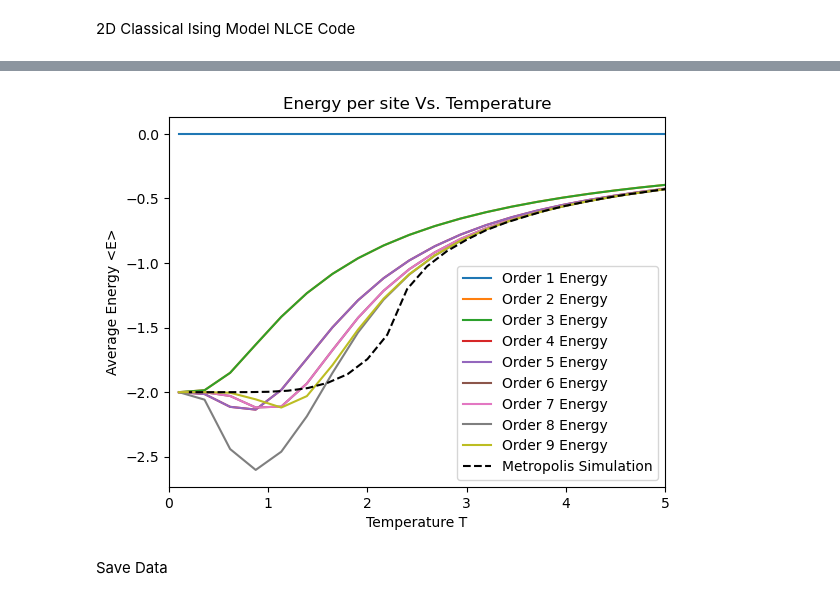
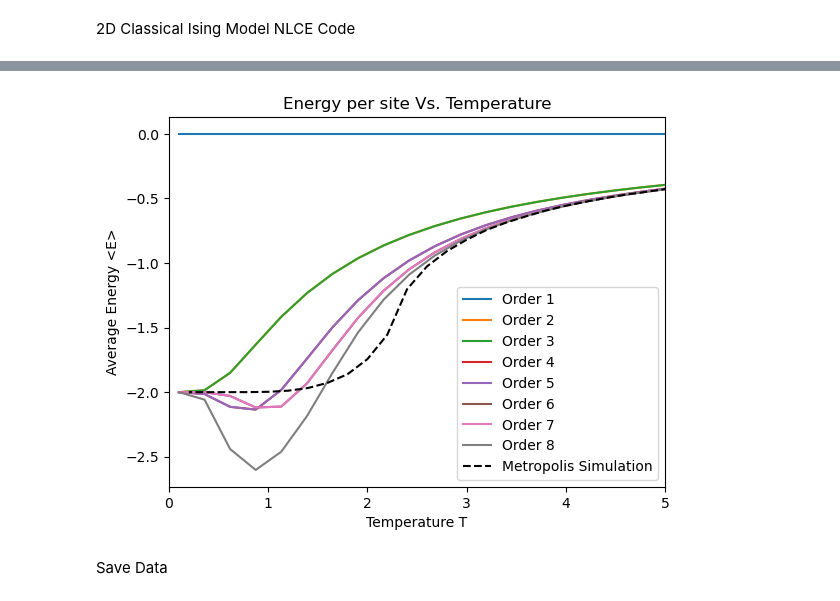
Before and after one commit to swestastic/Ising_NLCE, a Jupyter notebook: Ising_NLCE.ipynb, the cells around one changed output, grey strips where cells are left out. Drawn from its saved outputs; the diff is of its cells as text; code cells hidden in the pictures.

```diff
--- a/Ising_NLCE.ipynb
+++ b/Ising_NLCE.ipynb
@@ -327,12 +272,11 @@ def generate_bonds_from_clusters(clusters):
     return bonds
 # %%
 energies = {}
-orders = [1,2,3,4,5,6,7,8,9]
+orders = [1,2,3,4,5,6,7,8]
 J = 1
 
 # generate clusters and bonds up to our max order
-clusters = generate_clusters(np.max(orders))
-clusters, multiplicities = remove_duplicates(clusters)
+clusters, multiplicities = generate_clusters(np.max(orders))
 bonds = generate_bonds_from_clusters(clusters)
 
 # iterate over temperatures so we can plot against expected result
@@ -346,23 +290,9 @@ for order in orders:
 
         # # calculate the total lattice energy
         lattice_energy = 0.0
-        for ord in range(1, order + 1):
+        for ord in range(2, order + 1):
             for idx, multiplicity in enumerate(multiplicities[ord]):
                 lattice_energy += multiplicity * weights[ord][idx]
 
         energies[order].append(lattice_energy)
-
-# plot results
-for i in range(len(orders)):
-    order = orders[i]
-    plt.plot(Temps, energies[order], label=f'Order {order} Energy')
-
-# load in monte carlo simulation results and plot for comparison
-metropolis = pd.read_csv("ising_metropolis_results.csv")
-plt.plot(metropolis["T"], metropolis["Energy"], 'k--', label='Metropolis Simulation')
-plt.xlabel('Temperature T')
-plt.ylabel('Average Energy <E>')
-plt.title("Energy per site Vs. Temperature")
-plt.legend()
-plt.show()
 # %% [output]
@@ -379,18 +314,19 @@ Calculating energies for order 9...
 # %%
 # plot results
 for i in range(len(orders)):
     order = orders[i]
-    plt.plot(Temps, energies[order], label=f'Order {order} Energy')
+    plt.plot(Temps, energies[order], label=f'Order {order}')
 
+metropolis = pd.read_csv("ising_metropolis_results.csv")
 plt.plot(metropolis["T"], metropolis["Energy"], 'k--', label='Metropolis Simulation')
 plt.xlabel('Temperature T')
 plt.ylabel('Average Energy <E>')
 plt.xlim(0,5)
 plt.title("Energy per site Vs. Temperature")
 plt.legend()
 plt.show()
 # %% [output]
-[figure, old version]
+[figure, new version]
 # %% [markdown]
 Save Data
 # %%
```
Also changed, not shown: parts of 6 cells of this notebook, 1 other file.
